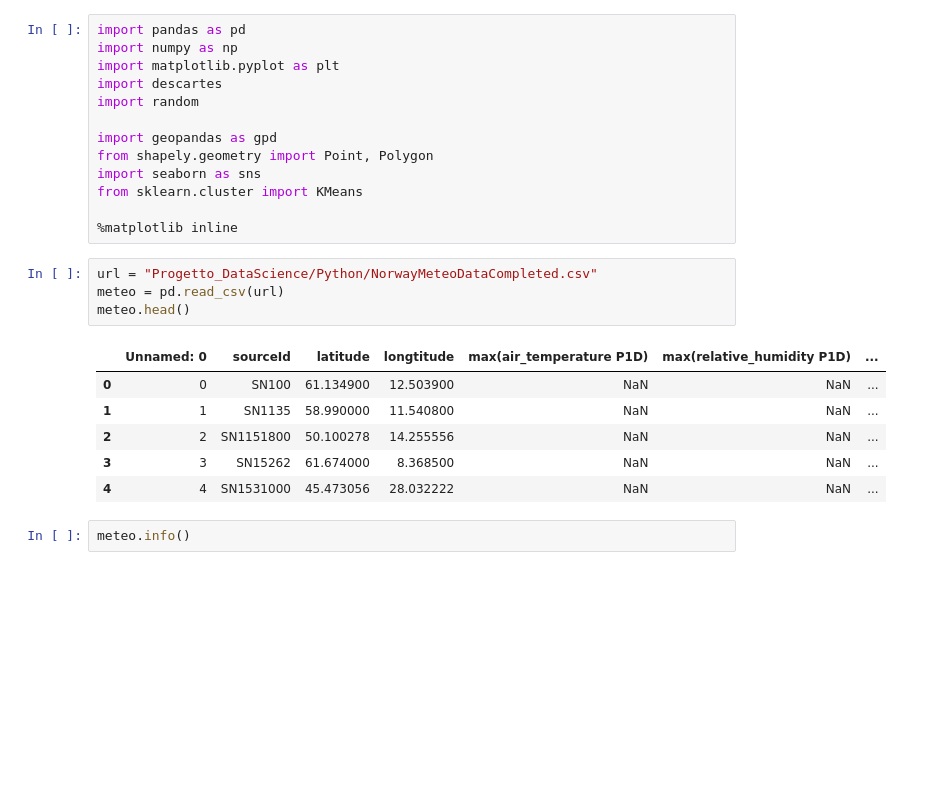
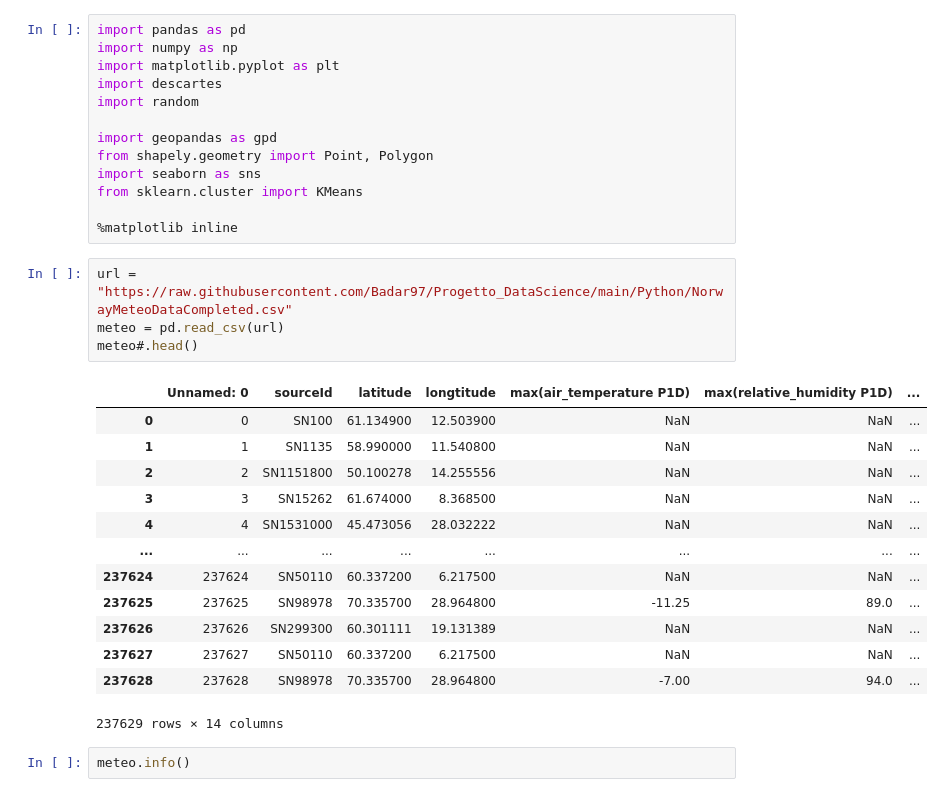
Before and after one commit to Badar97/Progetto_DataScience, a Jupyter notebook: Untitled.ipynb, the cells around one changed output. Saved outputs shown, nothing was run; the diff lists cells and outputs as text; blank space fills up the shorter version.

```diff
--- a/Untitled.ipynb
+++ b/Untitled.ipynb
@@ -43,16 +44,23 @@ from sklearn.cluster import KMeans
 
 %matplotlib inline
 # %%
-url = "Progetto_DataScience/Python/NorwayMeteoDataCompleted.csv"
+url = "https://raw.githubusercontent.com/Badar97/Progetto_DataScience/main/Python/NorwayMeteoDataCompleted.csv"
 meteo = pd.read_csv(url)
-meteo.head()
+meteo#.head()
 # %% [output]
 |  | Unnamed: 0 | sourceId | latitude | longtitude | max(air_temperature P1D) | max(relative_humidity P1D) | ... |
 | 0 | 0 | SN100 | 61.134900 | 12.503900 | NaN | NaN | ... |
 | 1 | 1 | SN1135 | 58.990000 | 11.540800 | NaN | NaN | ... |
 | 2 | 2 | SN1151800 | 50.100278 | 14.255556 | NaN | NaN | ... |
 | 3 | 3 | SN15262 | 61.674000 | 8.368500 | NaN | NaN | ... |
 | 4 | 4 | SN1531000 | 45.473056 | 28.032222 | NaN | NaN | ... |
+| ... | ... | ... | ... | ... | ... | ... | ... |
+| 237624 | 237624 | SN50110 | 60.337200 | 6.217500 | NaN | NaN | ... |
+| 237625 | 237625 | SN98978 | 70.335700 | 28.964800 | -11.25 | 89.0 | ... |
+| 237626 | 237626 | SN299300 | 60.301111 | 19.131389 | NaN | NaN | ... |
+| 237627 | 237627 | SN50110 | 60.337200 | 6.217500 | NaN | NaN | ... |
+| 237628 | 237628 | SN98978 | 70.335700 | 28.964800 | -7.00 | 94.0 | ... |
+237629 rows × 14 columns
 # %%
 meteo.info()
 # %% [output]
```
Also changed, not shown: parts of 12 cells of this notebook.
